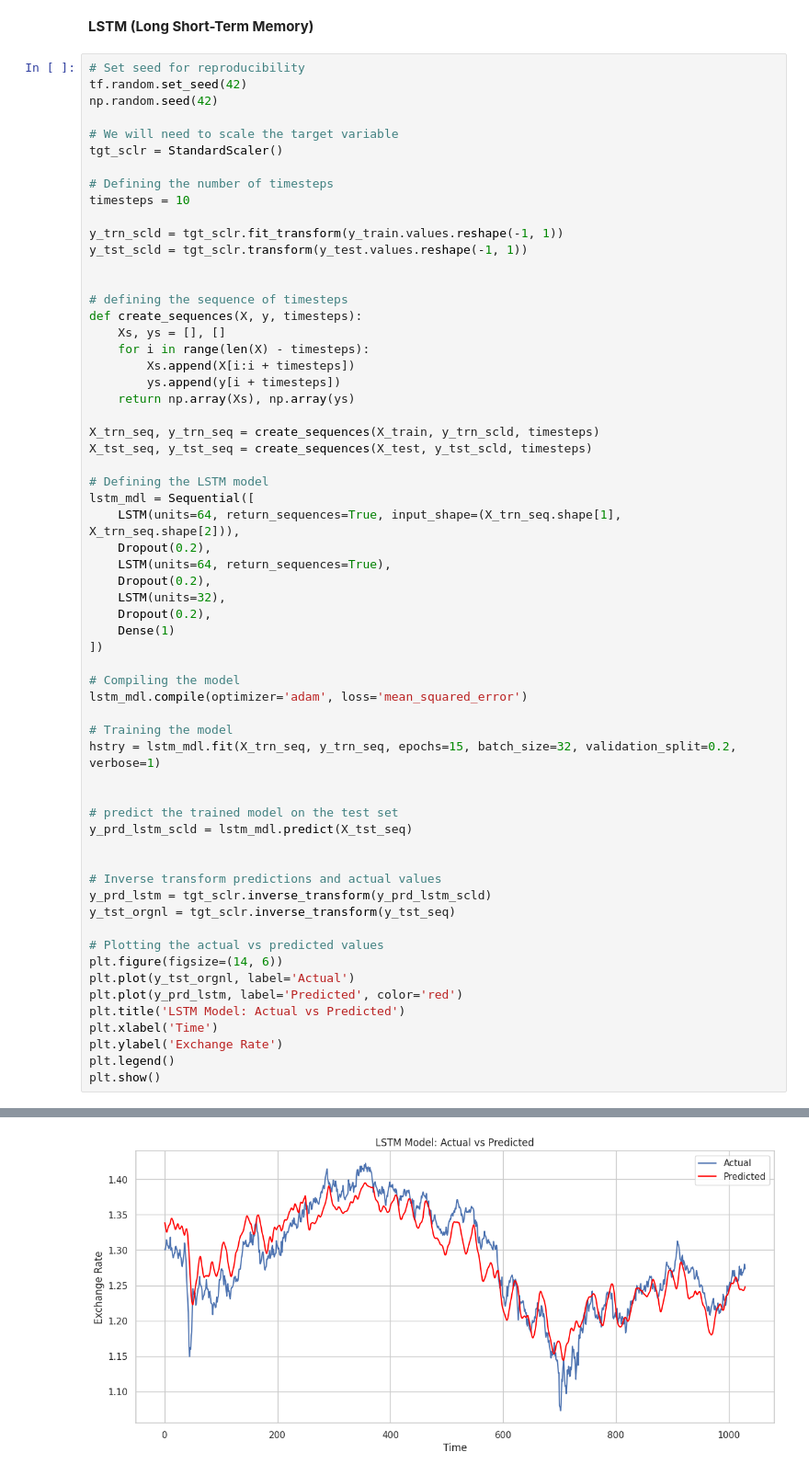
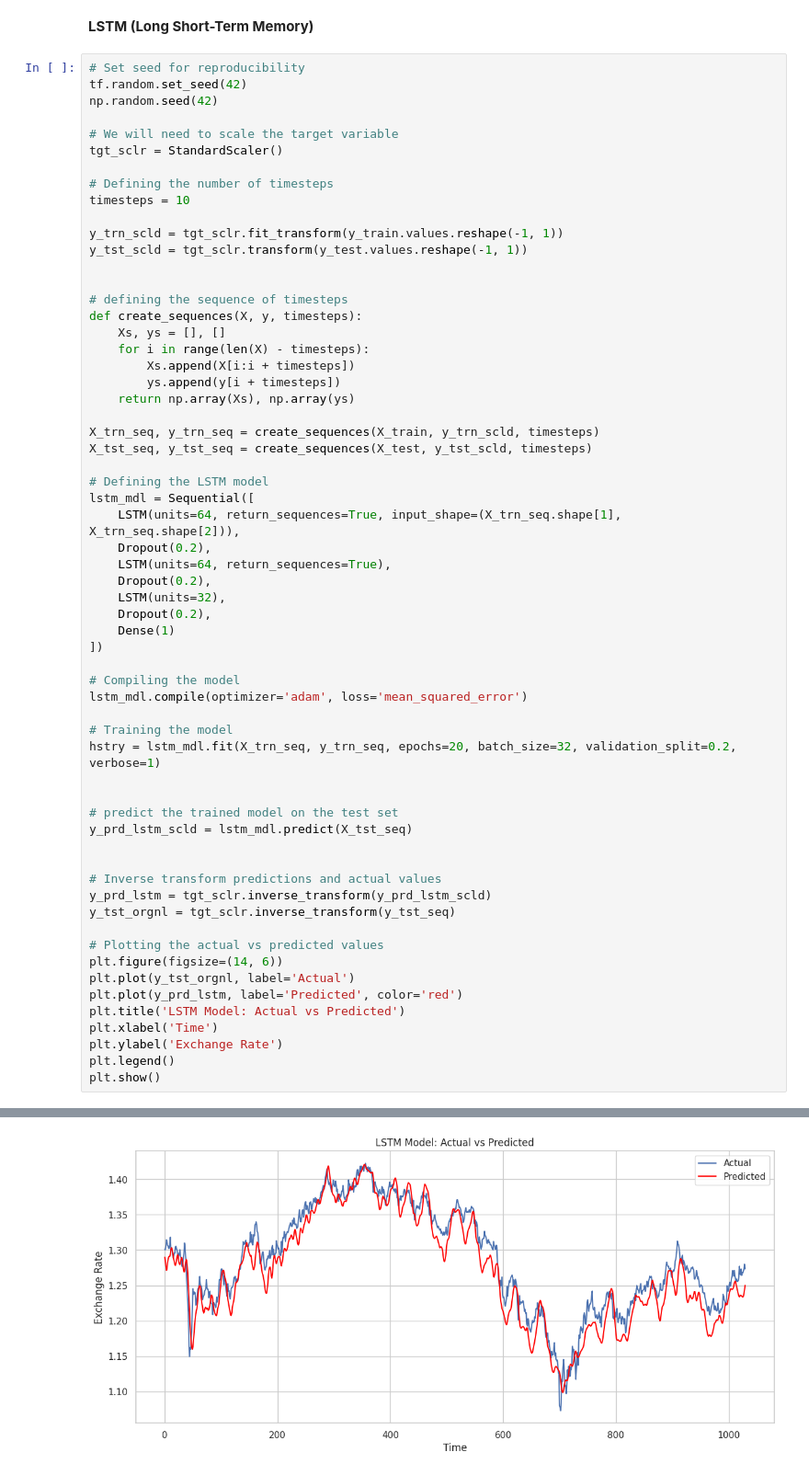
Before and after one commit to FunmilolaAdetuwo/Final-Project, a Jupyter notebook: Advanced_AI_Techniques_for_Predicting_Currency_Exchange_Rates_A_Deep_Learning_Approach.ipynb, the cells around one changed output, grey strips where cells are left out. Shown at 92% size. Cells and saved outputs as stored; diff of their text form.

```diff
--- a/Advanced_AI_Techniques_for_Predicting_Currency_Exchange_Rates_A_Deep_Learning_Approach.ipynb
+++ b/Advanced_AI_Techniques_for_Predicting_Currency_Exchange_Rates_A_Deep_Learning_Approach.ipynb
@@ -556,7 +561,7 @@ lstm_mdl = Sequential([
 lstm_mdl.compile(optimizer='adam', loss='mean_squared_error')
 
 # Training the model
-hstry = lstm_mdl.fit(X_trn_seq, y_trn_seq, epochs=15, batch_size=32, validation_split=0.2, verbose=1)
+hstry = lstm_mdl.fit(X_trn_seq, y_trn_seq, epochs=20, batch_size=32, validation_split=0.2, verbose=1)
 
 
 # predict the trained model on the test set
@@ -598 +603 @@ Epoch 15/15
-[figure, old version]
+[figure, new version]
```
Also changed, not shown: parts of 9 cells of this notebook.
